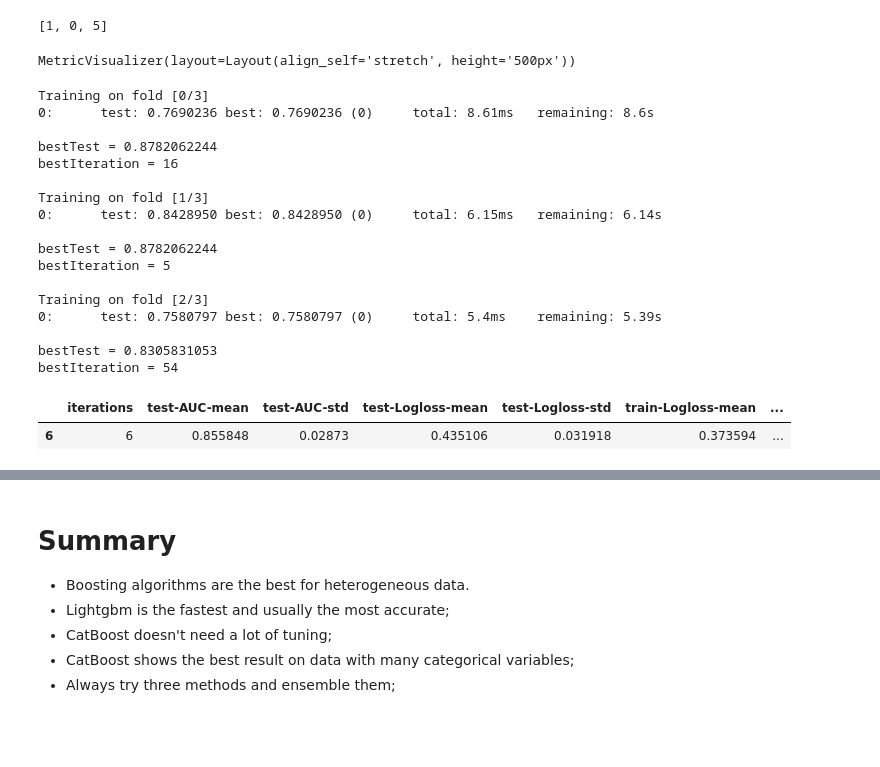
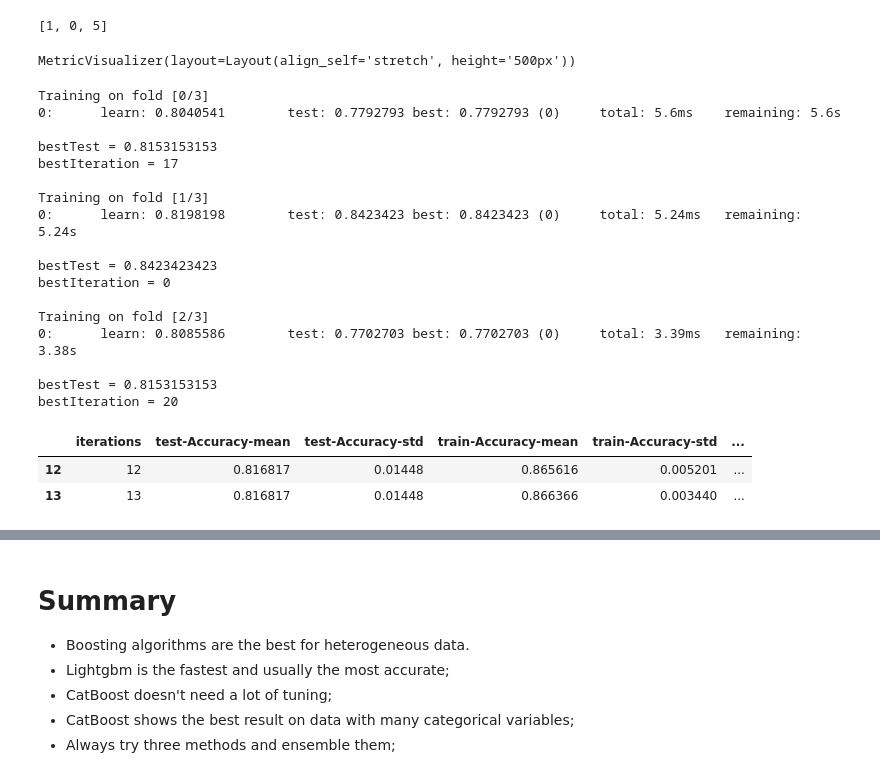
Before and after one commit to varrek/prjct_ml, a Jupyter notebook: hw8_boosting.ipynb, the cells around one changed output, grey strips where cells are left out. Drawn from its saved outputs; the diff is of its cells as text; code cells hidden in the pictures; blank space fills up the shorter version.

Commit message:
Update metric and n_estimators

```diff
--- a/hw8_boosting.ipynb
+++ b/hw8_boosting.ipynb
@@ -953,7 +844,7 @@ categorical_features_indices
 parameters = {
     #default
     "loss_function": "Logloss",
-    "eval_metric": "AUC",
+    "eval_metric": "Accuracy",
     "iterations": 1000,
     "learning_rate": 0.3,
     "random_seed": 42,
@@ -971,24 +862,25 @@ result = ctb.cv(ctb_data, parameters, folds=skf, seed=42, verbose_eval=100, plot
 # %% [output]
 MetricVisualizer(layout=Layout(align_self='stretch', height='500px'))
 Training on fold [0/3]
-0:      test: 0.7690236 best: 0.7690236 (0)     total: 8.61ms   remaining: 8.6s
+0:      learn: 0.8040541        test: 0.7792793 best: 0.7792793 (0)     total: 5.6ms    remaining: 5.6s
 
-bestTest = 0.8782062244
-bestIteration = 16
+bestTest = 0.8153153153
+bestIteration = 17
 
 Training on fold [1/3]
-0:      test: 0.8428950 best: 0.8428950 (0)     total: 6.15ms   remaining: 6.14s
+0:      learn: 0.8198198        test: 0.8423423 best: 0.8423423 (0)     total: 5.24ms   remaining: 5.24s
 
-bestTest = 0.8782062244
-bestIteration = 5
+bestTest = 0.8423423423
+bestIteration = 0
 
 Training on fold [2/3]
-0:      test: 0.7580797 best: 0.7580797 (0)     total: 5.4ms    remaining: 5.39s
+0:      learn: 0.8085586        test: 0.7702703 best: 0.7702703 (0)     total: 3.39ms   remaining: 3.38s
 
-bestTest = 0.8305831053
-bestIteration = 54
+bestTest = 0.8153153153
+bestIteration = 20
 # %%
-result.loc[result["test-AUC-mean"] == result["test-AUC-mean"].max()]
+result.loc[result["test-Accuracy-mean"] == result["test-Accuracy-mean"].max()]
 # %% [output]
-|  | iterations | test-AUC-mean | test-AUC-std | test-Logloss-mean | test-Logloss-std | train-Logloss-mean | ... |
-| 6 | 6 | 0.855848 | 0.02873 | 0.435106 | 0.031918 | 0.373594 | ... |
+|  | iterations | test-Accuracy-mean | test-Accuracy-std | train-Accuracy-mean | train-Accuracy-std | ... |
+| 12 | 12 | 0.816817 | 0.01448 | 0.865616 | 0.005201 | ... |
+| 13 | 13 | 0.816817 | 0.01448 | 0.866366 | 0.003440 | ... |
```
Also changed, not shown: parts of 42 cells of this notebook.
